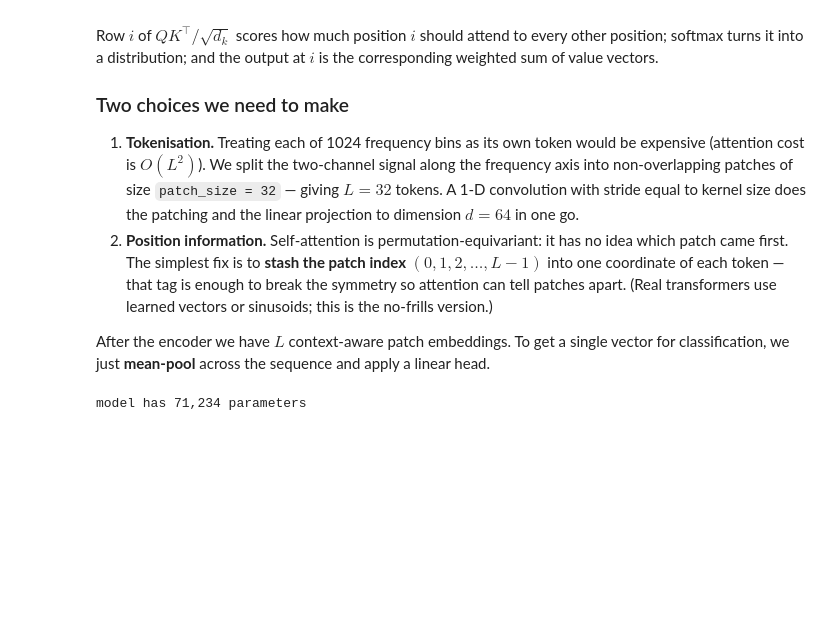
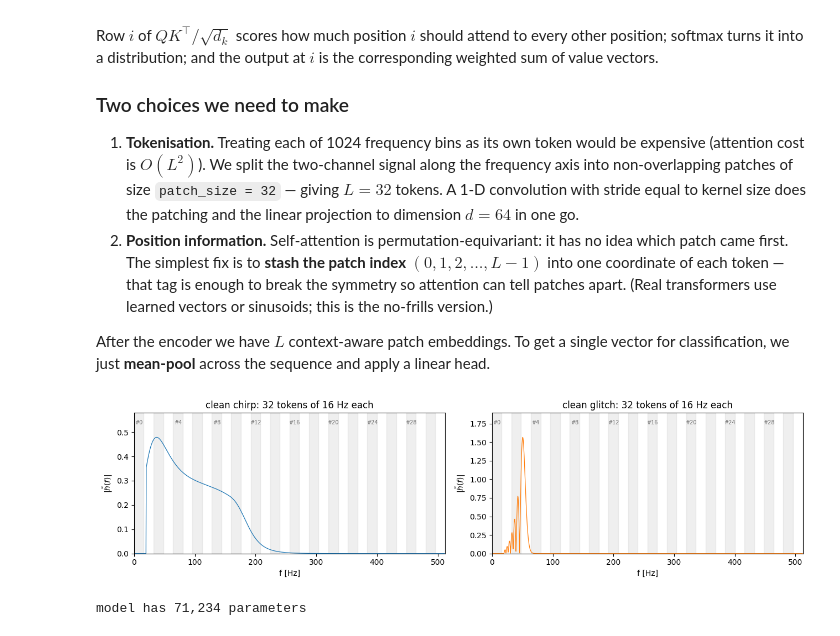
Before and after one commit to nihargupte-ph/imprs-lecture-week, a Jupyter notebook: transformers.ipynb, the cells around one changed output. Drawn from its saved outputs; the diff is of its cells as text; code cells hidden in the pictures; blank space fills up the shorter version.

```diff
--- a/transformers.ipynb
+++ b/transformers.ipynb
@@ -338,6 +340,40 @@ Row $i$ of $QK^\top / \sqrt{d_k}$ scores how much position $i$ should attend to
 2. **Position information.** Self-attention is permutation-equivariant: it has no idea which patch came first. The simplest fix is to **stash the patch index** $(0, 1, 2, \dots, L-1)$ into one coordinate of each token — that tag is enough to break the symmetry so attention can tell patches apart. (Real transformers use learned vectors or sinusoids; this is the no-frills version.)
 
 After the encoder we have $L$ context-aware patch embeddings. To get a single vector for classification, we just **mean-pool** across the sequence and apply a linear head.
+# %%
+# Visualise the token layout: each patch is a 16 Hz band in the frequency domain.
+# We shade alternating patches and annotate every 4th one with its patch index.
+
+patch_size = 32                             # frequency bins per patch
+num_patches = 1024 // patch_size            # = 32 tokens
+patch_boundaries = np.arange(num_patches + 1) * patch_size * delta_f   # Hz
+
+fig, axes = plt.subplots(1, 2, figsize=(13, 3.5))
+for ax, (title, data, color) in zip(axes, [
+    ('clean chirp', chirps_data, 'C0'),
+    ('clean glitch', glitches_data, 'C1'),
+]):
+    i = np.random.randint(num_per_class)
+    h_abs = np.abs(data[i, 0] + 1j * data[i, 1])
+    ax.plot(f_array[:1024], h_abs, color=color, lw=0.9)
+
+    y_top = h_abs.max() * 1.1
+    for p in range(num_patches):
+        if p % 2 == 0:          # shade every other patch
+            ax.axvspan(patch_boundaries[p], patch_boundaries[p + 1],
+                       color='grey', alpha=0.12, zorder=0)
+        if p % 4 == 0:          # annotate every 4th patch index
+            ax.text((patch_boundaries[p] + patch_boundaries[p + 1]) / 2,
+                    y_top, f'#{p}', ha='center', va='bottom',
+                    fontsize=7, color='dimgrey')
+
+    ax.set_xlim((0, f_max)); ax.set_ylim(0, y_top * 1.1)
+    ax.set_xlabel('f [Hz]'); ax.set_ylabel('|$\\tilde h(f)$|')
+    ax.set_title(f'{title}: {num_patches} tokens of 16 Hz each')
+
+plt.tight_layout(); plt.show()
+# %% [output]
+[figure, added]
 # %%
 class EncoderLayer(nn.Module):
     '''A minimal transformer encoder layer.
```
Also changed, not shown: parts of 4 cells of this notebook, 2 other files.
